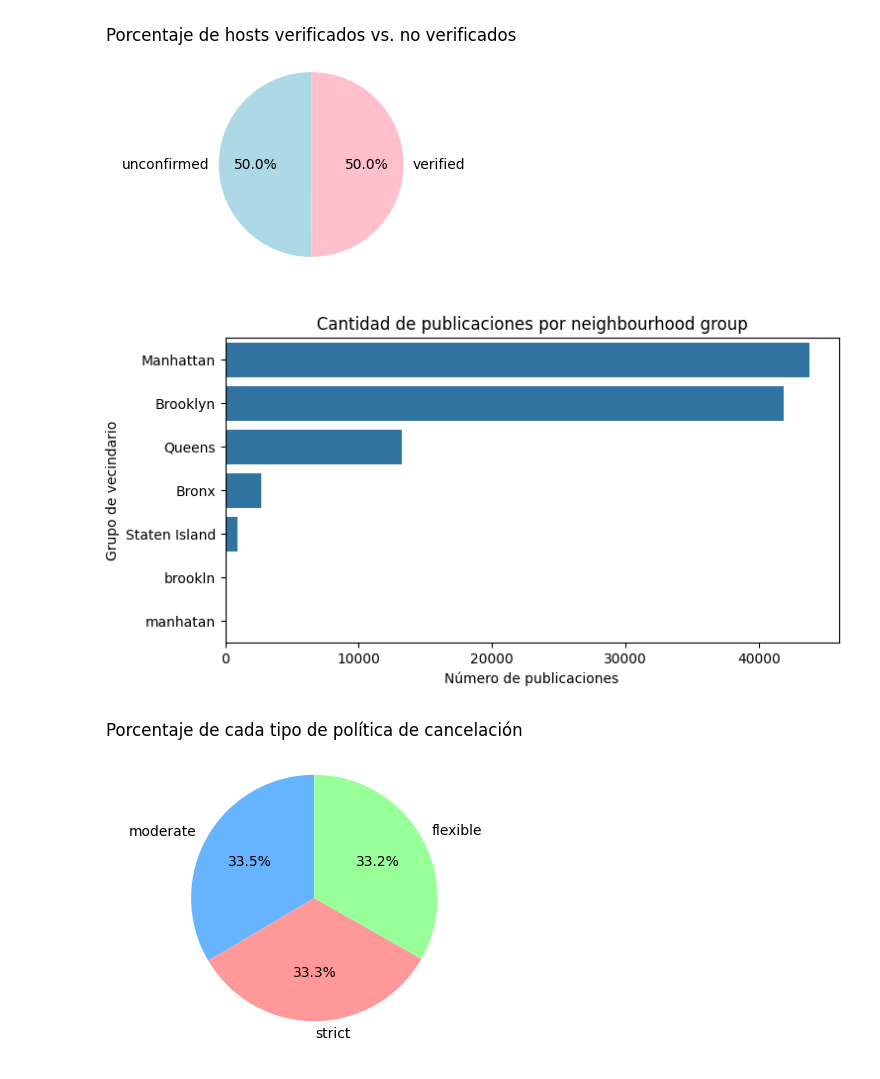
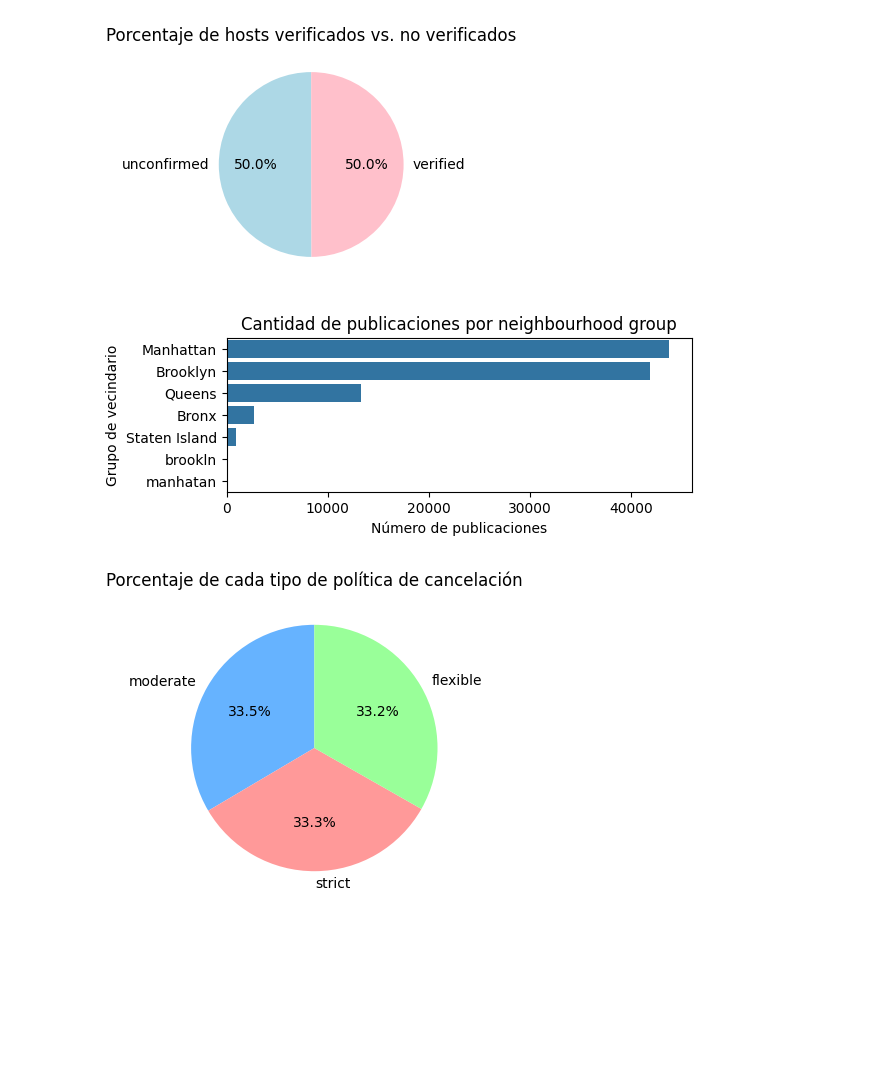
Before and after one commit to Jakcobo/Proyecto_ETL, a Jupyter notebook: Notebooks/002_EDA.ipynb, the cells around one changed output. Saved outputs shown, nothing was run; the diff lists cells and outputs as text; code cells hidden in the pictures; blank space fills up the shorter version.

```diff
--- a/Notebooks/002_EDA.ipynb
+++ b/Notebooks/002_EDA.ipynb
@@ -216,15 +205,14 @@ plt.show()
 # %% [output]
 [figure]
 # %%
-#por ciudad
-plt.figure(figsize=(8, 4))
+plt.figure(figsize=(6, 2))
 sns.countplot(y=df['neighbourhood group'], order=df['neighbourhood group'].value_counts().index)
 plt.xlabel("Número de publicaciones")
 plt.ylabel("Grupo de vecindario")
 plt.title("Cantidad de publicaciones por neighbourhood group")
 plt.show()
 # %% [output]
-[figure, old version]
+[figure, new version]
 # %%
 cancellation_counts = df['cancellation_policy'].value_counts()
 plt.figure(figsize=(4, 4))
```
Also changed, not shown: parts of 6 cells of this notebook, 3 other files.
